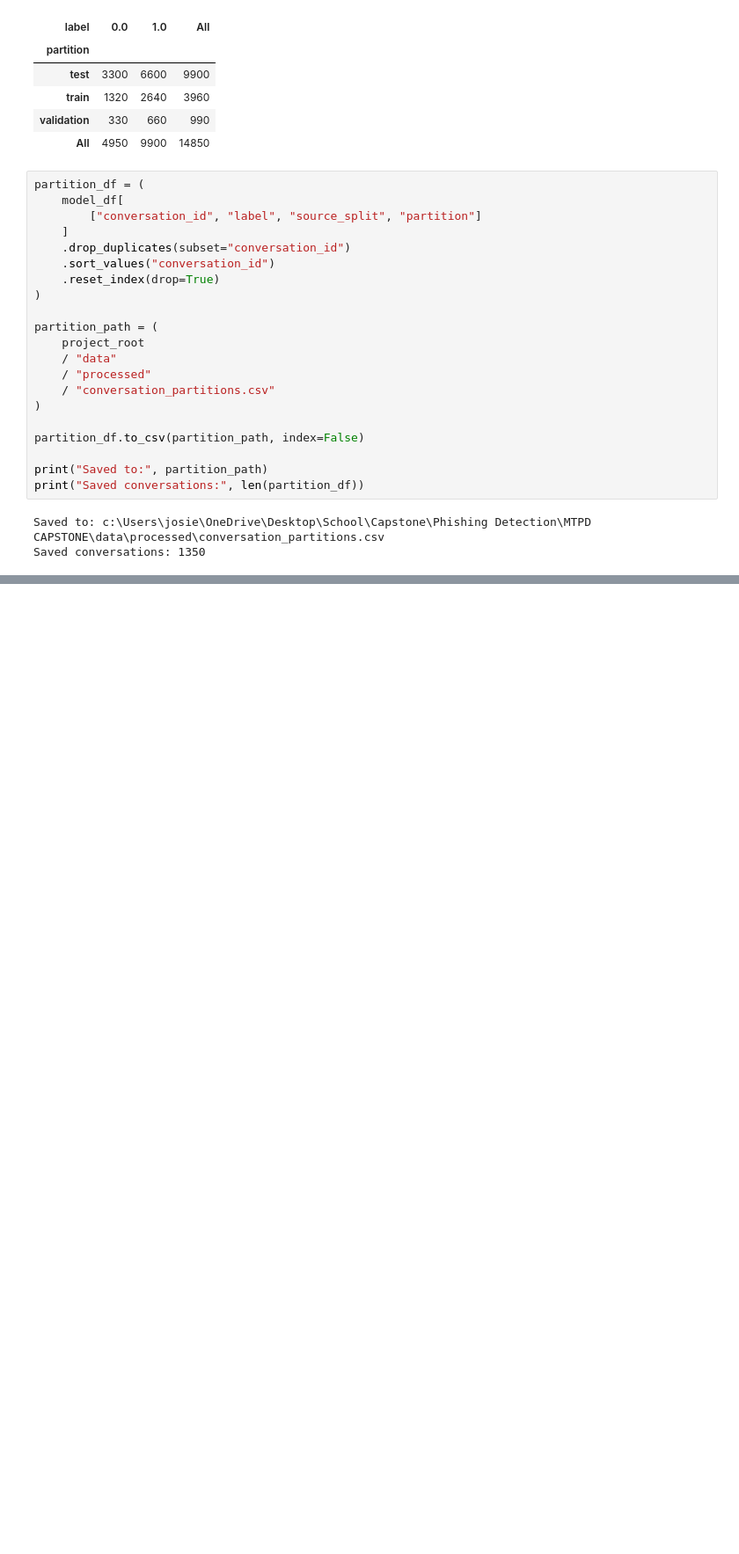
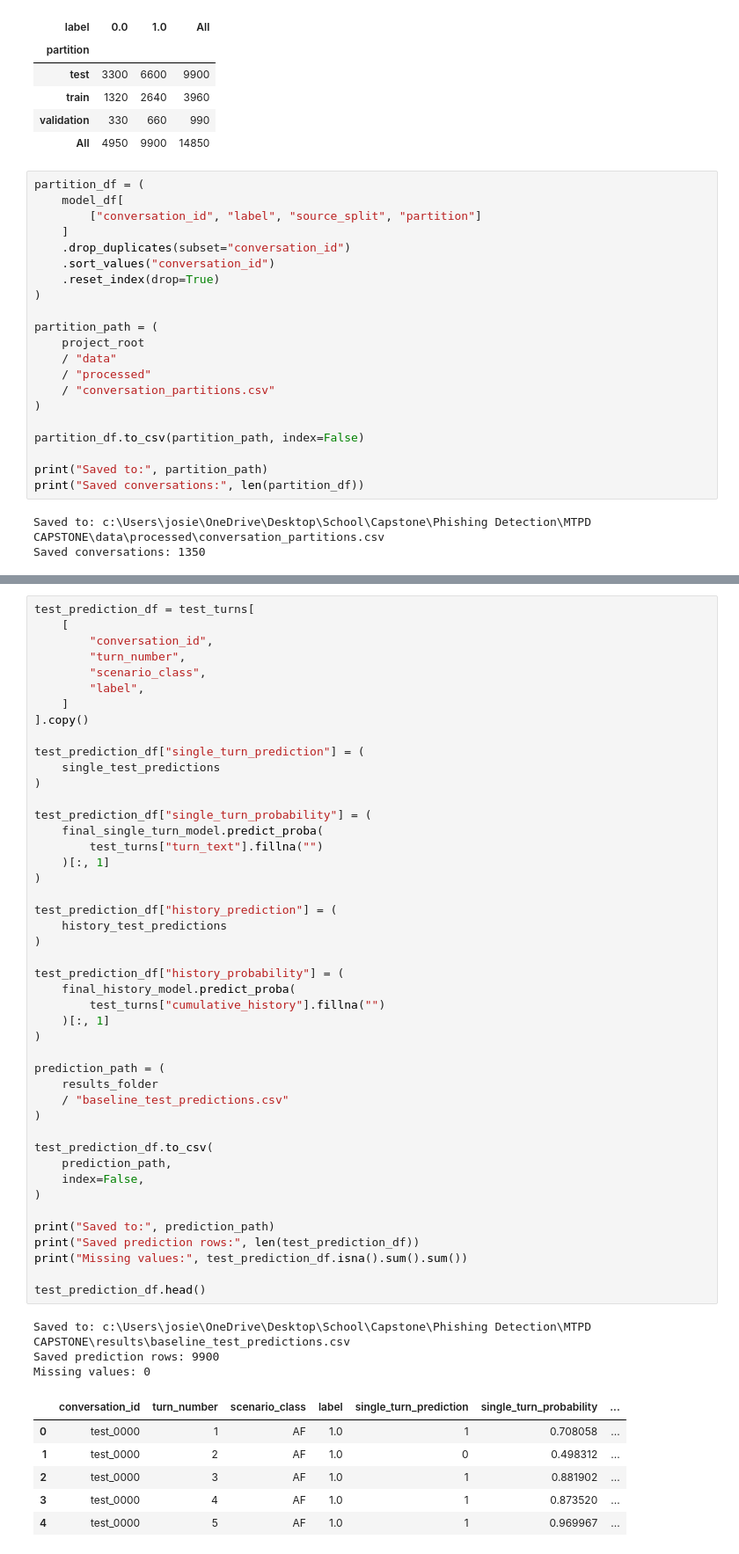
Before and after one commit to jfilloon/MTPD-CAPSTONE, a Jupyter notebook: notebooks/04_baseline_models.ipynb, the cells around one changed output, grey strips where cells are left out. Shown at 88% size. Saved outputs shown, nothing was run; the diff lists cells and outputs as text; blank space fills up the shorter version.

```diff
--- a/notebooks/04_baseline_models.ipynb
+++ b/notebooks/04_baseline_models.ipynb
@@ -282,0 +892,55 @@ Saved conversations: 1350
+# %%
+test_prediction_df = test_turns[
+    [
+        "conversation_id",
+        "turn_number",
+        "scenario_class",
+        "label",
+    ]
+].copy()
+
+test_prediction_df["single_turn_prediction"] = (
+    single_test_predictions
+)
+
+test_prediction_df["single_turn_probability"] = (
+    final_single_turn_model.predict_proba(
+        test_turns["turn_text"].fillna("")
+    )[:, 1]
+)
+
+test_prediction_df["history_prediction"] = (
+    history_test_predictions
+)
+
+test_prediction_df["history_probability"] = (
+    final_history_model.predict_proba(
+        test_turns["cumulative_history"].fillna("")
+    )[:, 1]
+)
+
+prediction_path = (
+    results_folder
+    / "baseline_test_predictions.csv"
+)
+
+test_prediction_df.to_csv(
+    prediction_path,
+    index=False,
+)
+
+print("Saved to:", prediction_path)
+print("Saved prediction rows:", len(test_prediction_df))
+print("Missing values:", test_prediction_df.isna().sum().sum())
+
+test_prediction_df.head()
+# %% [output]
+Saved to: c:\Users\josie\OneDrive\Desktop\School\Capstone\Phishing Detection\MTPD CAPSTONE\results\baseline_test_predictions.csv
+Saved prediction rows: 9900
+Missing values: 0
+|  | conversation_id | turn_number | scenario_class | label | single_turn_prediction | single_turn_probability | ... |
+| 0 | test_0000 | 1 | AF | 1.0 | 1 | 0.708058 | ... |
+| 1 | test_0000 | 2 | AF | 1.0 | 0 | 0.498312 | ... |
+| 2 | test_0000 | 3 | AF | 1.0 | 1 | 0.881902 | ... |
+| 3 | test_0000 | 4 | AF | 1.0 | 1 | 0.873520 | ... |
+| 4 | test_0000 | 5 | AF | 1.0 | 1 | 0.969967 | ... |
```
Also changed, not shown: parts of 28 cells of this notebook, 6 other files.
